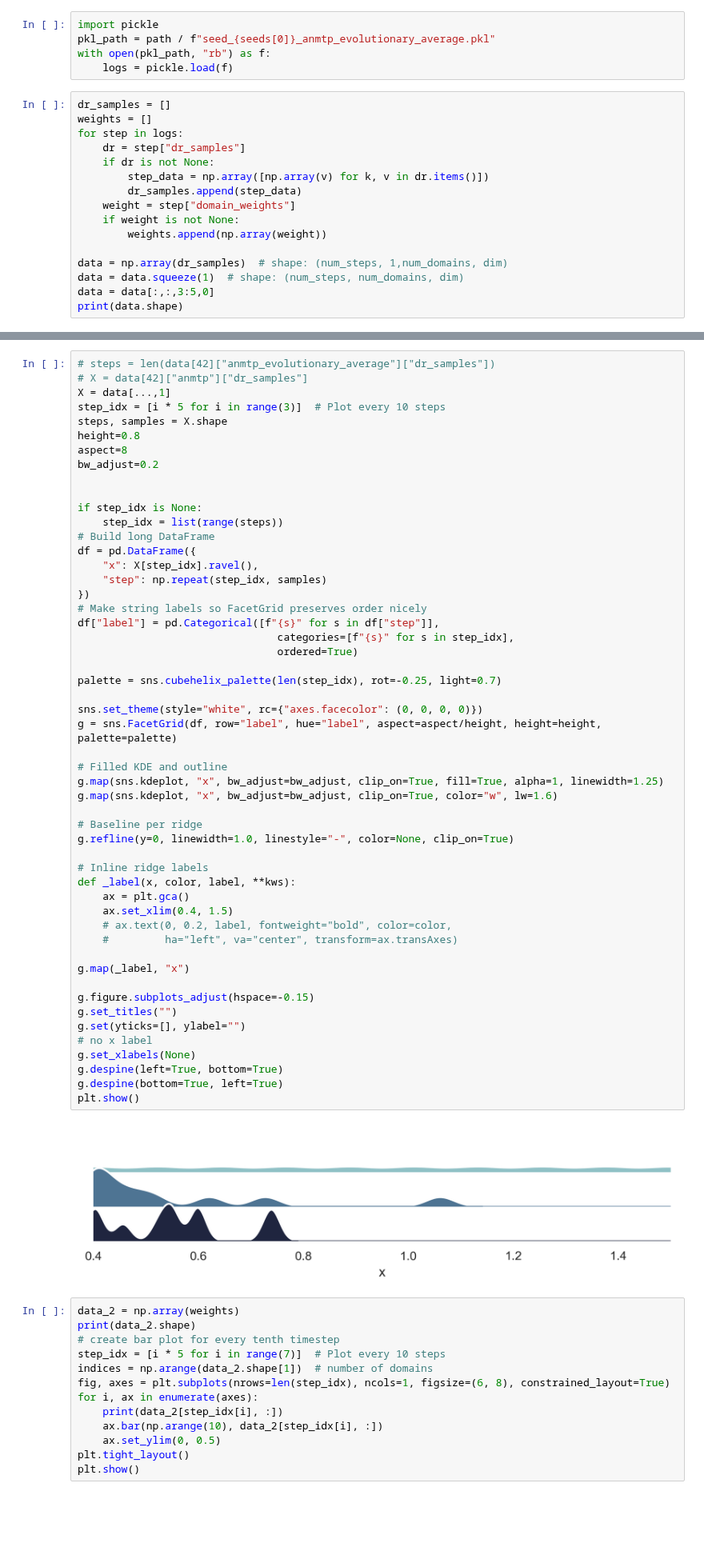
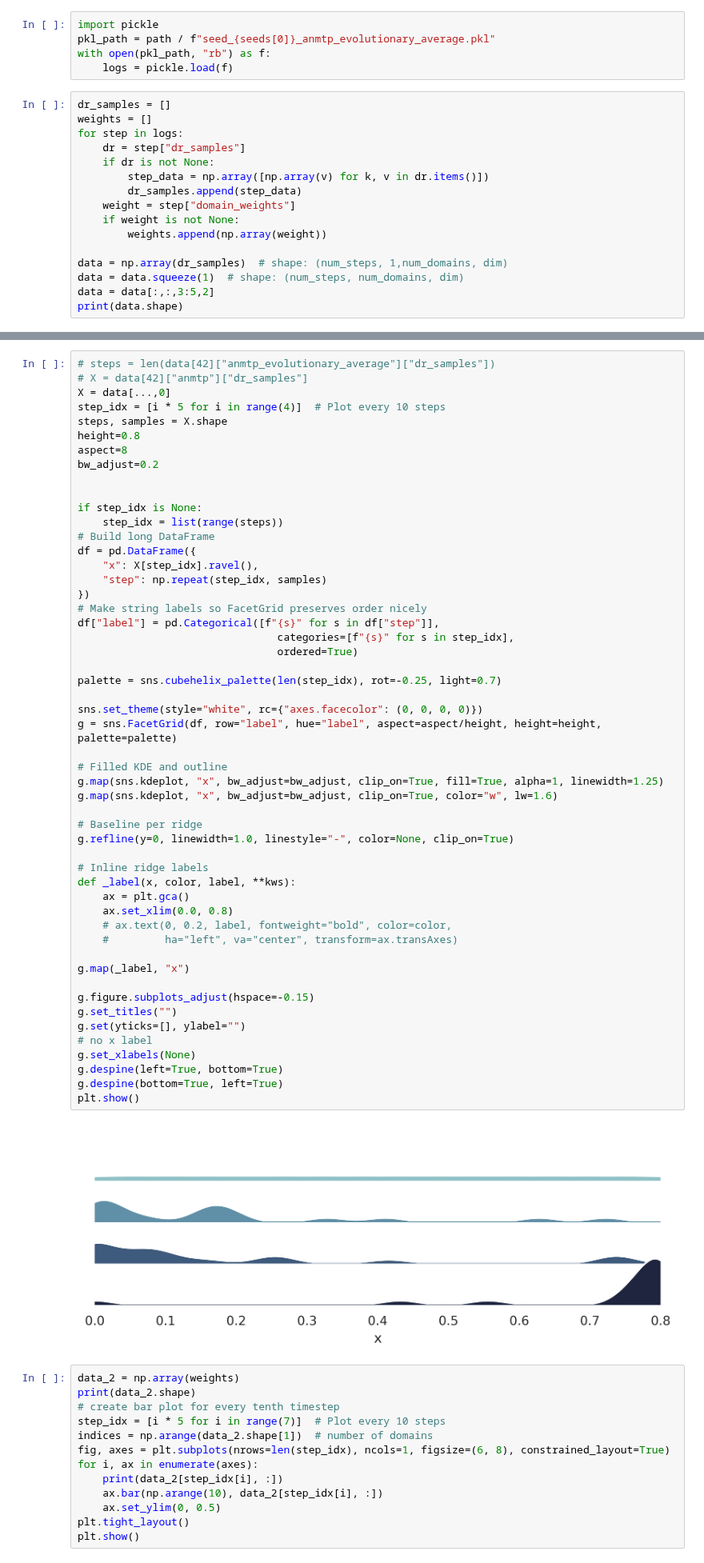
Before and after one commit to magnusdierking/mtp-thesis, a Jupyter notebook: experiments/online_dr_sim/plot_DR_distributions.ipynb, the cells around one changed output, grey strips where cells are left out. Shown at 80% size. Cells and saved outputs as stored; diff of their text form; blank space fills up the shorter version.

```diff
--- a/experiments/online_dr_sim/plot_DR_distributions.ipynb
+++ b/experiments/online_dr_sim/plot_DR_distributions.ipynb
@@ -82,6 +82,6 @@ for step in logs:
 
 data = np.array(dr_samples)  # shape: (num_steps, 1,num_domains, dim)
 data = data.squeeze(1)  # shape: (num_steps, num_domains, dim)
-data = data[:,:,3:5,0]
+data = data[:,:,3:5,2]
 print(data.shape)
 # %% [output]
@@ -89,8 +89,8 @@ print(data.shape)
 # %%
 # steps = len(data[42]["anmtp_evolutionary_average"]["dr_samples"])
 # X = data[42]["anmtp"]["dr_samples"]
-X = data[...,1]
-step_idx = [i * 5 for i in range(3)]  # Plot every 10 steps
+X = data[...,0]
+step_idx = [i * 5 for i in range(4)]  # Plot every 10 steps
 steps, samples = X.shape
 height=0.8
 aspect=8
@@ -111,35 +111,35 @@ df["label"] = pd.Categorical([f"{s}" for s in df["step"]],
 
 palette = sns.cubehelix_palette(len(step_idx), rot=-0.25, light=0.7)
 
 sns.set_theme(style="white", rc={"axes.facecolor": (0, 0, 0, 0)})
 g = sns.FacetGrid(df, row="label", hue="label", aspect=aspect/height, height=height, palette=palette)
 
 # Filled KDE and outline
 g.map(sns.kdeplot, "x", bw_adjust=bw_adjust, clip_on=True, fill=True, alpha=1, linewidth=1.25)
 g.map(sns.kdeplot, "x", bw_adjust=bw_adjust, clip_on=True, color="w", lw=1.6)
 
 # Baseline per ridge
 g.refline(y=0, linewidth=1.0, linestyle="-", color=None, clip_on=True)
 
 # Inline ridge labels
 def _label(x, color, label, **kws):
     ax = plt.gca()
-    ax.set_xlim(0.4, 1.5)
+    ax.set_xlim(0.0, 0.8)
     # ax.text(0, 0.2, label, fontweight="bold", color=color,
     #         ha="left", va="center", transform=ax.transAxes)
 
 g.map(_label, "x")
 
 g.figure.subplots_adjust(hspace=-0.15)
 g.set_titles("")
 g.set(yticks=[], ylabel="")
 # no x label
 g.set_xlabels(None)
 g.despine(left=True, bottom=True)
 g.despine(bottom=True, left=True)
 plt.show()
 # %% [output]
-[figure, old version]
+[figure, new version]
 # %%
 data_2 = np.array(weights)
 print(data_2.shape)
```
Also changed, not shown: parts of 2 cells of this notebook, 6 other files.
